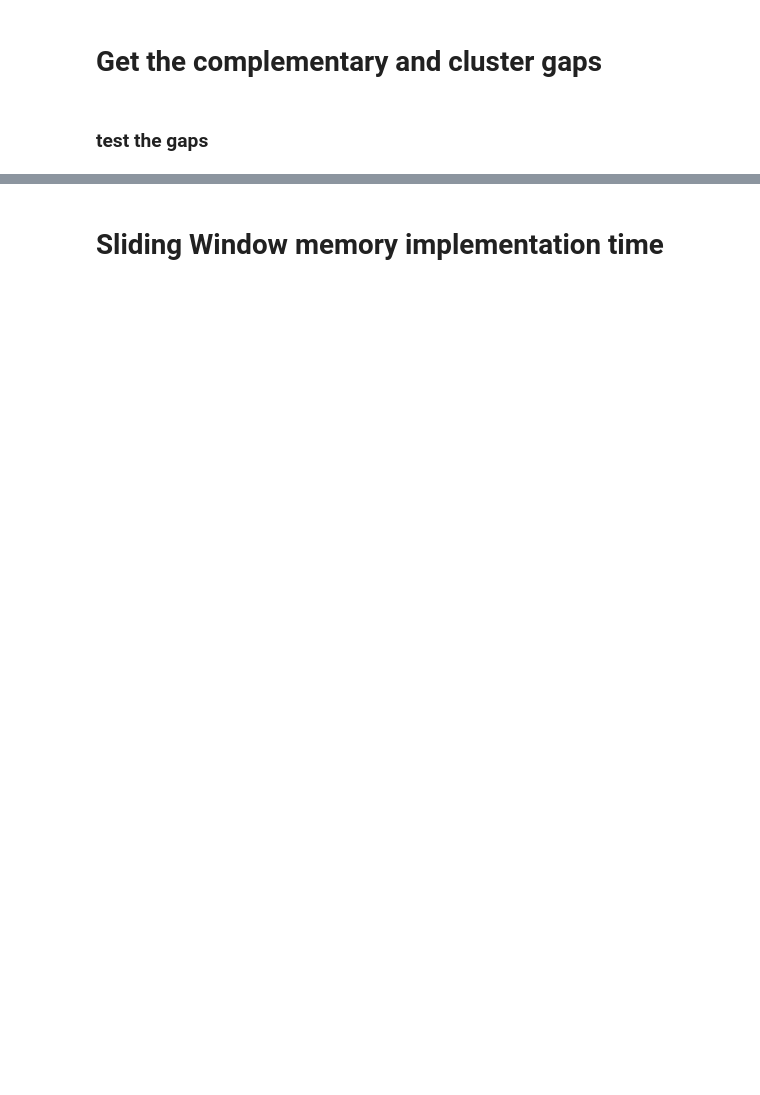
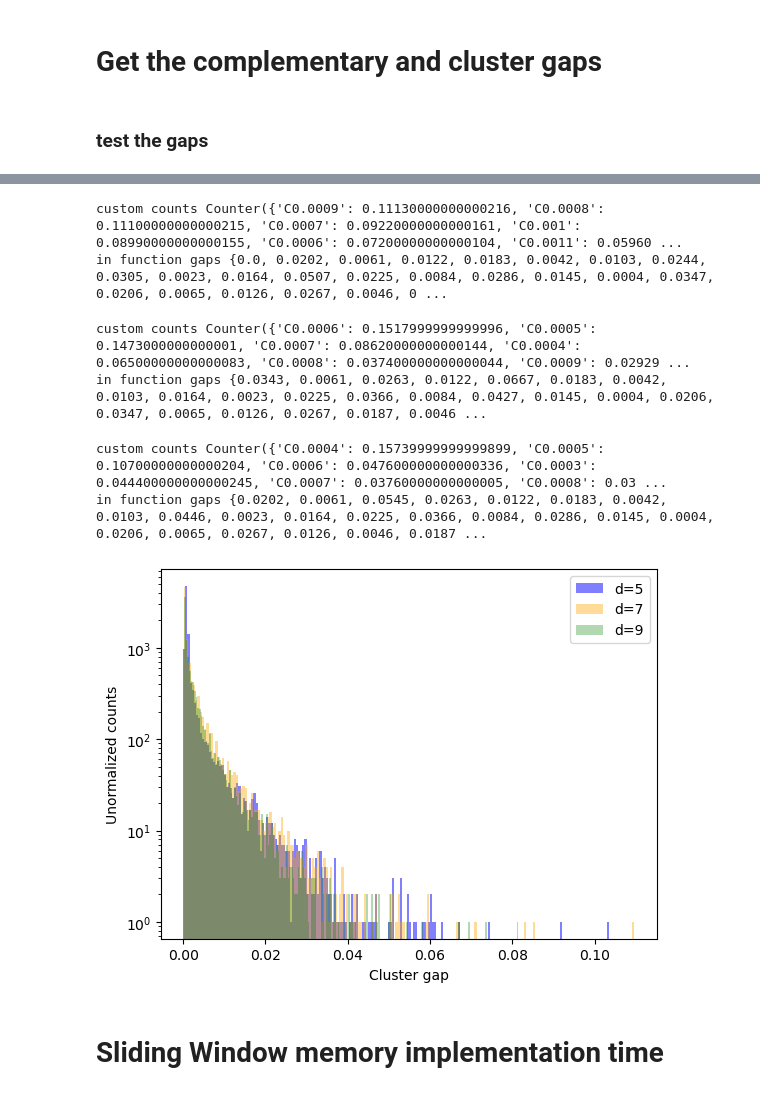
Before and after one commit to acatspirit/realtime_decoding_qldpc, a Jupyter notebook: notebooks/decoder_switching.ipynb, the cells around one changed output, grey strips where cells are left out. Drawn from its saved outputs; the diff is of its cells as text; code cells hidden in the pictures; blank space fills up the shorter version.

```diff
--- a/notebooks/decoder_switching.ipynb
+++ b/notebooks/decoder_switching.ipynb
@@ -349 +431,35 @@ run_gap_conditioned_PL_parallel(bb_circuits,num_shots)
+# %%
+# cluster gap histogram tests
+import matplotlib.pyplot as plt
+
+
+# to get distinct humps in cluster gap, probably need to do some log scaling ... not sure what that will look like
+
+d_list = [5,7,9]
+colors = ['blue','orange','green']
+alphas = [0.5,0.4,0.3]
+mem_type = "z"
+p = 0.005
+shots=10**4
+
+circuits = get_rsc_circuits(p, d_list, mem_type)
+
+for i,d in enumerate(d_list):
+    circuit = circuits[i]
+    sampler = circuit.compile_detector_sampler()
+    det_events, obs_flips = sampler.sample(shots=shots, separate_observables=True)
+    log_errors, cluster_gap, cond_pL = get_cluster_gap(circuit, det_events, obs_flips)
+    plt.hist(cluster_gap, bins=200, color=colors[i], label=f"d={d}", alpha=alphas[i])
+    plt.xlabel('Cluster gap')
+    plt.ylabel('Unormalized counts')
+    plt.legend()
+plt.yscale('log')
+# %% [output]
+custom counts Counter({'C0.0009': 0.11130000000000216, 'C0.0008': 0.11100000000000215, 'C0.0007': 0.09220000000000161, 'C0.001': 0.08990000000000155, 'C0.0006': 0.07200000000000104, 'C0.0011': 0.05960 ...
+in function gaps {0.0, 0.0202, 0.0061, 0.0122, 0.0183, 0.0042, 0.0103, 0.0244, 0.0305, 0.0023, 0.0164, 0.0507, 0.0225, 0.0084, 0.0286, 0.0145, 0.0004, 0.0347, 0.0206, 0.0065, 0.0126, 0.0267, 0.0046, 0 ...
+custom counts Counter({'C0.0006': 0.1517999999999996, 'C0.0005': 0.1473000000000001, 'C0.0007': 0.08620000000000144, 'C0.0004': 0.06500000000000083, 'C0.0008': 0.037400000000000044, 'C0.0009': 0.02929 ...
+in function gaps {0.0343, 0.0061, 0.0263, 0.0122, 0.0667, 0.0183, 0.0042, 0.0103, 0.0164, 0.0023, 0.0225, 0.0366, 0.0084, 0.0427, 0.0145, 0.0004, 0.0206, 0.0347, 0.0065, 0.0126, 0.0267, 0.0187, 0.0046 ...
+custom counts Counter({'C0.0004': 0.15739999999999899, 'C0.0005': 0.10700000000000204, 'C0.0006': 0.047600000000000336, 'C0.0003': 0.044400000000000245, 'C0.0007': 0.03760000000000005, 'C0.0008': 0.03 ...
+in function gaps {0.0202, 0.0061, 0.0545, 0.0263, 0.0122, 0.0183, 0.0042, 0.0103, 0.0446, 0.0023, 0.0164, 0.0225, 0.0366, 0.0084, 0.0286, 0.0145, 0.0004, 0.0206, 0.0065, 0.0267, 0.0126, 0.0046, 0.0187 ...
+[figure, added]
 # %%
```
Also changed, not shown: parts of 8 cells of this notebook, 4 other files.
